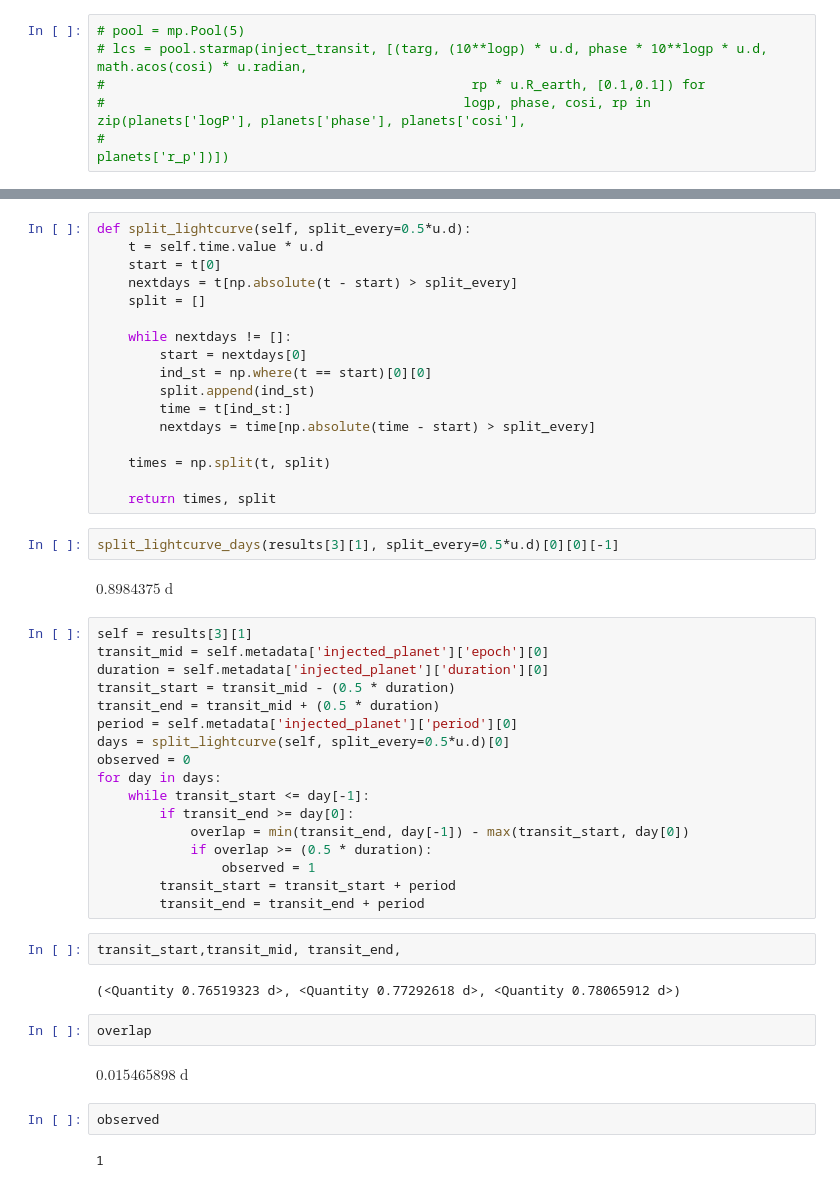
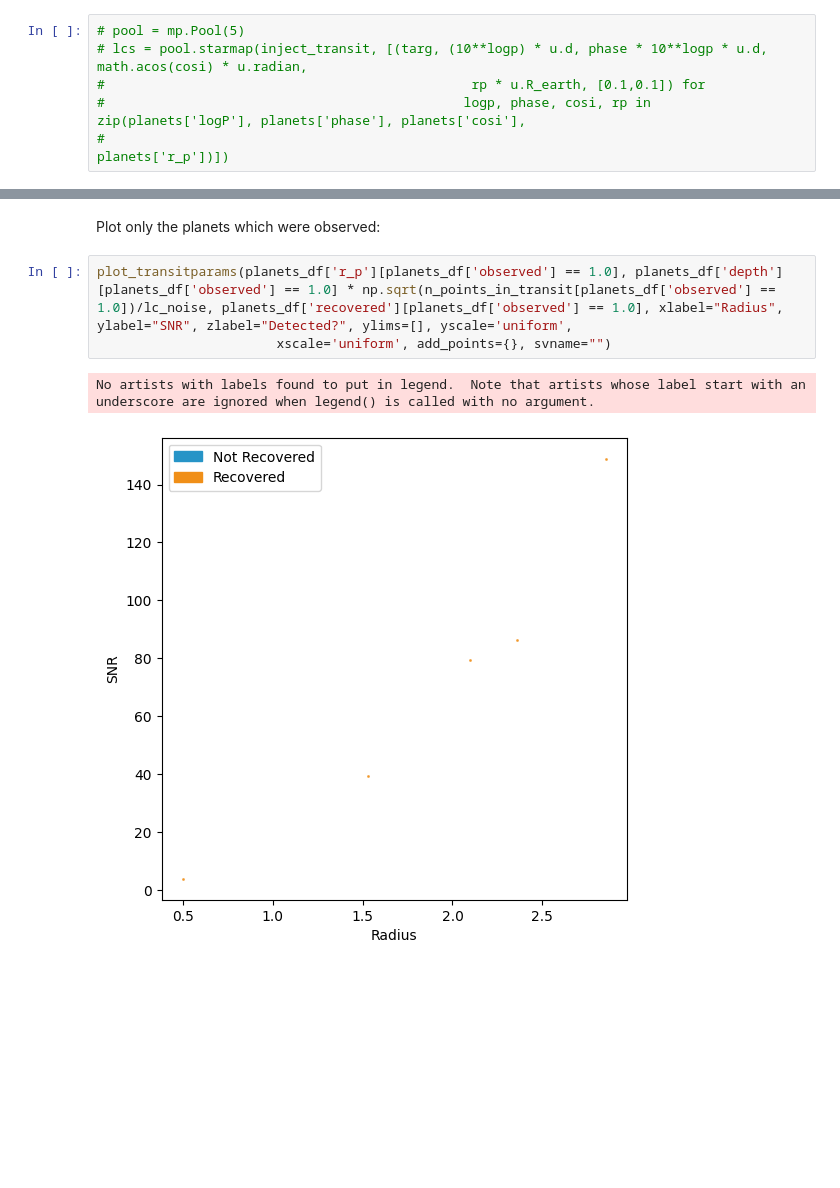
Before and after one commit to catrionamurray/occultence, a Jupyter notebook: occultence/notebooks/test_injecting_transits.ipynb, the cells around one changed output, grey strips where cells are left out. Drawn from its saved outputs; the diff is of its cells as text; blank space fills up the shorter version.

```diff
--- a/occultence/notebooks/test_injecting_transits.ipynb
+++ b/occultence/notebooks/test_injecting_transits.ipynb
@@ -165,50 +188,8 @@ results[3][1].metadata
-# %%
-def split_lightcurve(self, split_every=0.5*u.d):
-    t = self.time.value * u.d
-    start = t[0]
-    nextdays = t[np.absolute(t - start) > split_every]
-    split = []
-
-    while nextdays != []:
-        start = nextdays[0]
-        ind_st = np.where(t == start)[0][0]
-        split.append(ind_st)
-        time = t[ind_st:]
-        nextdays = time[np.absolute(time - start) > split_every]
-
-    times = np.split(t, split)
-
-    return times, split
-# %%
-split_lightcurve_days(results[3][1], split_every=0.5*u.d)[0][0][-1]
-# %% [output]
-$0.8984375 \; \mathrm{d}$
-# %%
-self = results[3][1]
-transit_mid = self.metadata['injected_planet']['epoch'][0]
-duration = self.metadata['injected_planet']['duration'][0]
-transit_start = transit_mid - (0.5 * duration)
-transit_end = transit_mid + (0.5 * duration)
-period = self.metadata['injected_planet']['period'][0]
-days = split_lightcurve(self, split_every=0.5*u.d)[0]
-observed = 0
-for day in days:
-    while transit_start <= day[-1]:
-        if transit_end >= day[0]:
-            overlap = min(transit_end, day[-1]) - max(transit_start, day[0])
-            if overlap >= (0.5 * duration):
-                observed = 1
-        transit_start = transit_start + period
-        transit_end = transit_end + period
-# %%
-transit_start,transit_mid, transit_end,
-# %% [output]
-(<Quantity 0.76519323 d>, <Quantity 0.77292618 d>, <Quantity 0.78065912 d>)
-# %%
-overlap
-# %% [output]
-$0.015465898 \; \mathrm{d}$
-# %%
-observed
-# %% [output]
-1
+# %% [markdown]
+Plot only the planets which were observed:
+# %%
+plot_transitparams(planets_df['r_p'][planets_df['observed'] == 1.0], planets_df['depth'][planets_df['observed'] == 1.0] * np.sqrt(n_points_in_transit[planets_df['observed'] == 1.0])/lc_noise, planets_df['recovered'][planets_df['observed'] == 1.0], xlabel="Radius", ylabel="SNR", zlabel="Detected?", ylims=[], yscale='uniform',
+                       xscale='uniform', add_points={}, svname="")
+# %% [output]
+No artists with labels found to put in legend.  Note that artists whose label start with an underscore are ignored when legend() is called with no argument.
+[figure, added]
```
Also changed, not shown: parts of 13 cells of this notebook, 2 other files.
